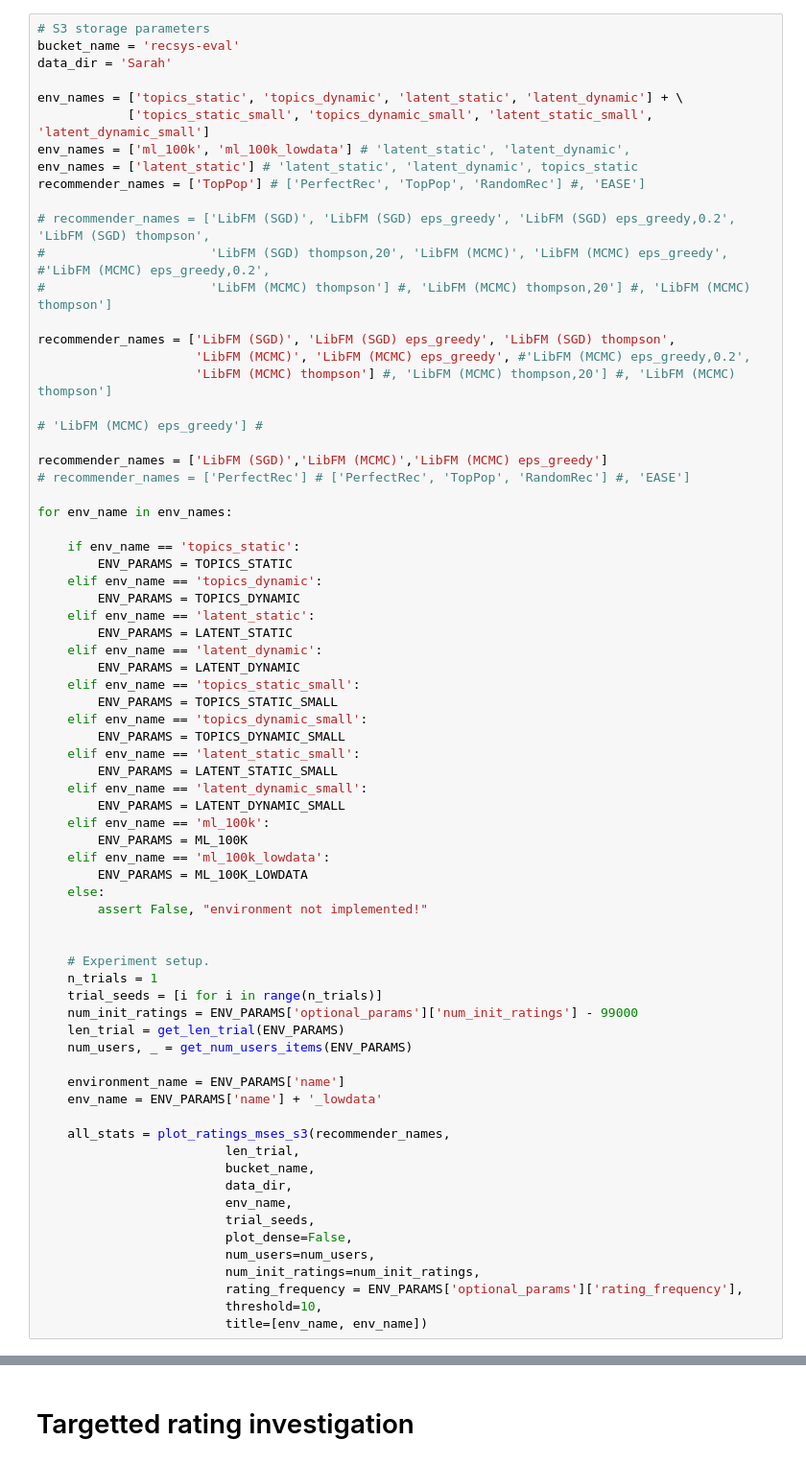
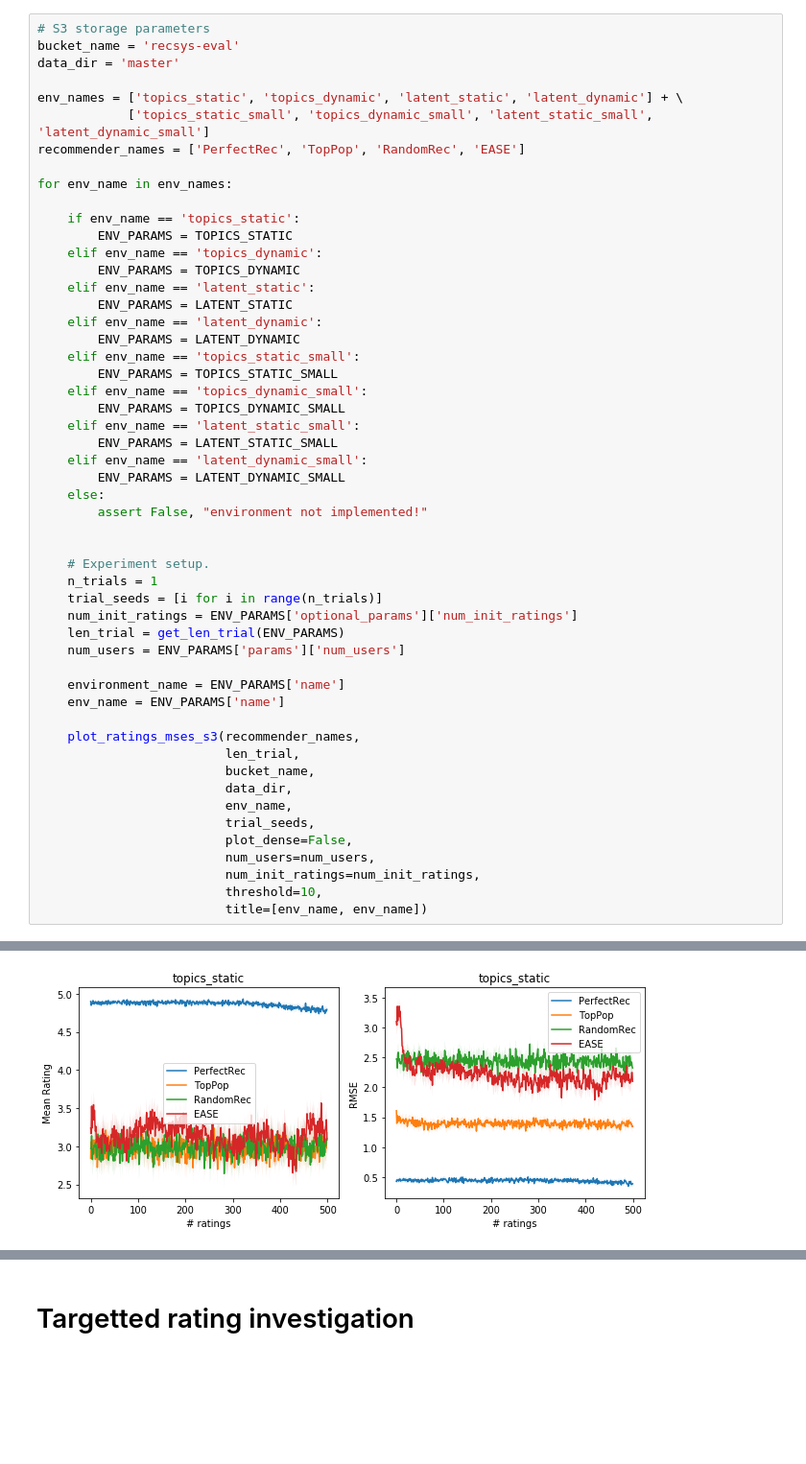
Before and after one commit to berkeley-reclab/RecLab, a Jupyter notebook: experiments/Plotting-Results.ipynb, the cells around one changed output, grey strips where cells are left out. Shown at 96% size. Cells and saved outputs as stored; diff of their text form; blank space fills up the shorter version.

```diff
--- a/experiments/Plotting-Results.ipynb
+++ b/experiments/Plotting-Results.ipynb
@@ -19,26 +16,11 @@ from reclab.recommenders import TopPop
 # %%
 # S3 storage parameters
 bucket_name = 'recsys-eval'
-data_dir = 'Sarah'
+data_dir = 'master'
 
 env_names = ['topics_static', 'topics_dynamic', 'latent_static', 'latent_dynamic'] + \
             ['topics_static_small', 'topics_dynamic_small', 'latent_static_small', 'latent_dynamic_small']
-env_names = ['ml_100k', 'ml_100k_lowdata'] # 'latent_static', 'latent_dynamic',
-env_names = ['latent_static'] # 'latent_static', 'latent_dynamic', topics_static
-recommender_names = ['TopPop'] # ['PerfectRec', 'TopPop', 'RandomRec'] #, 'EASE']
-
-# recommender_names = ['LibFM (SGD)', 'LibFM (SGD) eps_greedy', 'LibFM (SGD) eps_greedy,0.2', 'LibFM (SGD) thompson',
-#                      'LibFM (SGD) thompson,20', 'LibFM (MCMC)', 'LibFM (MCMC) eps_greedy', #'LibFM (MCMC) eps_greedy,0.2',
-#                      'LibFM (MCMC) thompson'] #, 'LibFM (MCMC) thompson,20'] #, 'LibFM (MCMC) thompson']
-
-recommender_names = ['LibFM (SGD)', 'LibFM (SGD) eps_greedy', 'LibFM (SGD) thompson',
-                     'LibFM (MCMC)', 'LibFM (MCMC) eps_greedy', #'LibFM (MCMC) eps_greedy,0.2',
-                     'LibFM (MCMC) thompson'] #, 'LibFM (MCMC) thompson,20'] #, 'LibFM (MCMC) thompson']
-
-# 'LibFM (MCMC) eps_greedy'] #
-
-recommender_names = ['LibFM (SGD)','LibFM (MCMC)','LibFM (MCMC) eps_greedy']
-# recommender_names = ['PerfectRec'] # ['PerfectRec', 'TopPop', 'RandomRec'] #, 'EASE']
+recommender_names = ['PerfectRec', 'TopPop', 'RandomRec', 'EASE']
 
 for env_name in env_names:
 
@@ -58,10 +40,6 @@ for env_name in env_names:
         ENV_PARAMS = LATENT_STATIC_SMALL
     elif env_name == 'latent_dynamic_small':
         ENV_PARAMS = LATENT_DYNAMIC_SMALL
-    elif env_name == 'ml_100k':
-        ENV_PARAMS = ML_100K
-    elif env_name == 'ml_100k_lowdata':
-        ENV_PARAMS = ML_100K_LOWDATA
     else:
         assert False, "environment not implemented!"
 
@@ -69,14 +47,14 @@ for env_name in env_names:
     # Experiment setup.
     n_trials = 1
     trial_seeds = [i for i in range(n_trials)]
-    num_init_ratings = ENV_PARAMS['optional_params']['num_init_ratings'] - 99000
+    num_init_ratings = ENV_PARAMS['optional_params']['num_init_ratings']
     len_trial = get_len_trial(ENV_PARAMS)
-    num_users, _ = get_num_users_items(ENV_PARAMS)
+    num_users = ENV_PARAMS['params']['num_users']
 
     environment_name = ENV_PARAMS['name']
-    env_name = ENV_PARAMS['name'] + '_lowdata'
+    env_name = ENV_PARAMS['name']
 
-    all_stats = plot_ratings_mses_s3(recommender_names,
+    plot_ratings_mses_s3(recommender_names,
                          len_trial,
                          bucket_name,
                          data_dir,
@@ -85,7 +63,6 @@ for env_name in env_names:
                          plot_dense=False,
                          num_users=num_users,
                          num_init_ratings=num_init_ratings,
-                         rating_frequency = ENV_PARAMS['optional_params']['rating_frequency'],
                          threshold=10,
                          title=[env_name, env_name])
 # %% [output]
@@ -93,0 +69 @@ for env_name in env_names:
+[figure, added]
```
Also changed, not shown: parts of 17 cells of this notebook, 1 other file.
